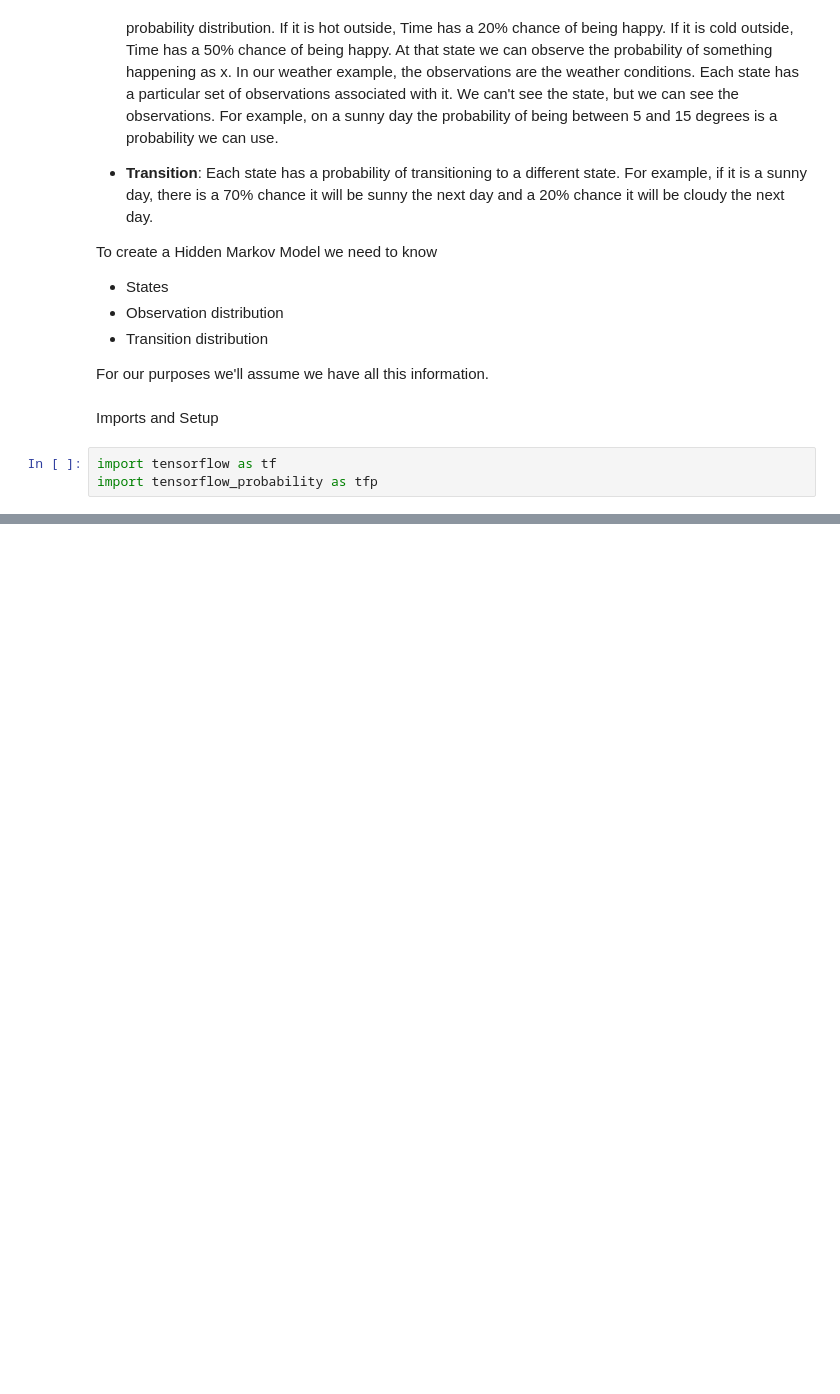
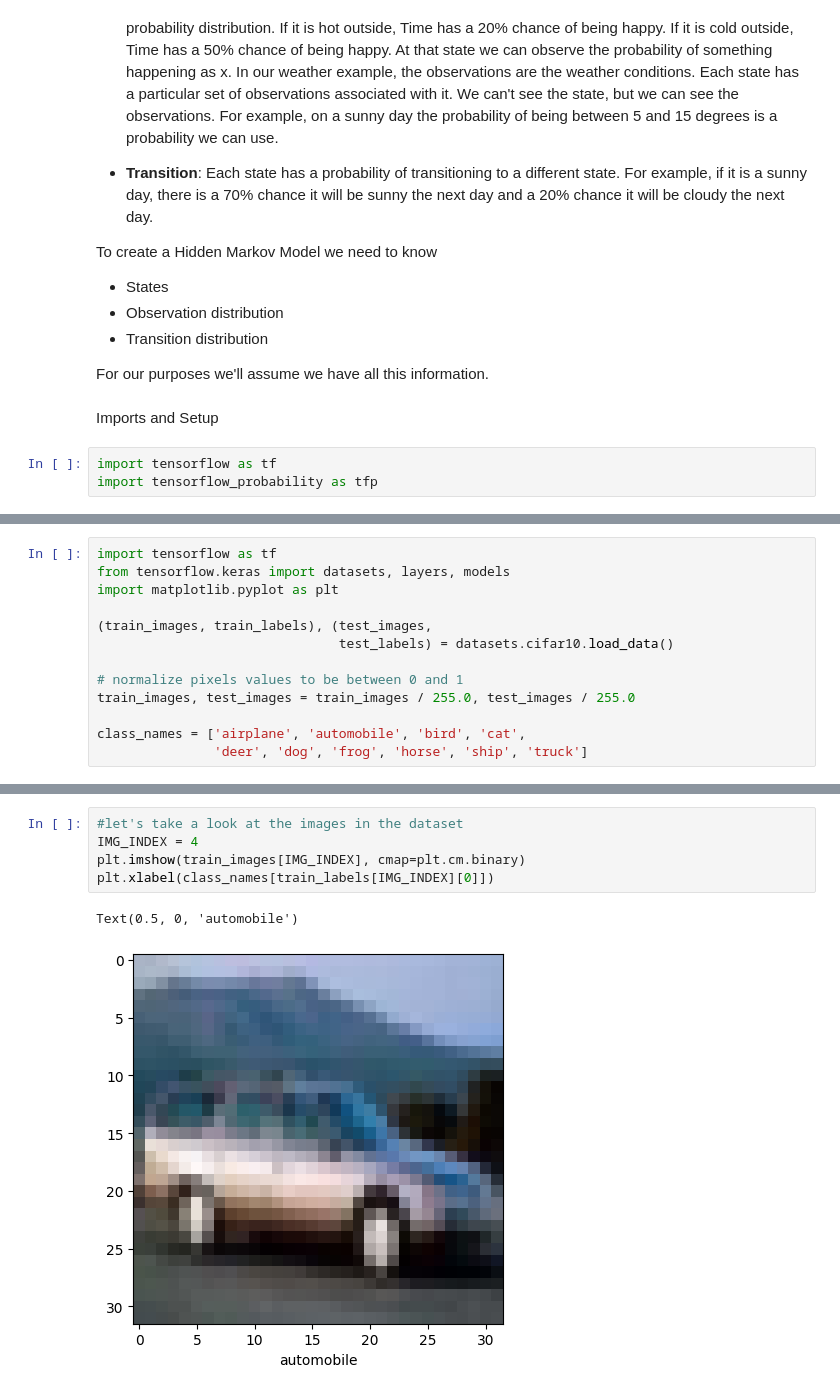
Before and after one commit to gearhead041/machine_learning_lessons, a Jupyter notebook: tensor_flow_intro.ipynb, the cells around one changed output, grey strips where cells are left out. Saved outputs shown, nothing was run; the diff lists cells and outputs as text; blank space fills up the shorter version.

```diff
--- a/tensor_flow_intro.ipynb
+++ b/tensor_flow_intro.ipynb
@@ -529,0 +775,13 @@ import tensorflow_probability as tfp
+# %%
+import tensorflow as tf
+from tensorflow.keras import datasets, layers, models
+import matplotlib.pyplot as plt
+
+(train_images, train_labels), (test_images,
+                               test_labels) = datasets.cifar10.load_data()
+
+# normalize pixels values to be between 0 and 1
+train_images, test_images = train_images / 255.0, test_images / 255.0
+
+class_names = ['airplane', 'automobile', 'bird', 'cat',
+               'deer', 'dog', 'frog', 'horse', 'ship', 'truck']
@@ -529,0 +791,8 @@ import tensorflow_probability as tfp
+# %%
+#let's take a look at the images in the dataset
+IMG_INDEX = 4
+plt.imshow(train_images[IMG_INDEX], cmap=plt.cm.binary)
+plt.xlabel(class_names[train_labels[IMG_INDEX][0]])
+# %% [output]
+Text(0.5, 0, 'automobile')
+[figure, added]
```
Also changed, not shown: parts of 27 cells of this notebook, 1 other file.
